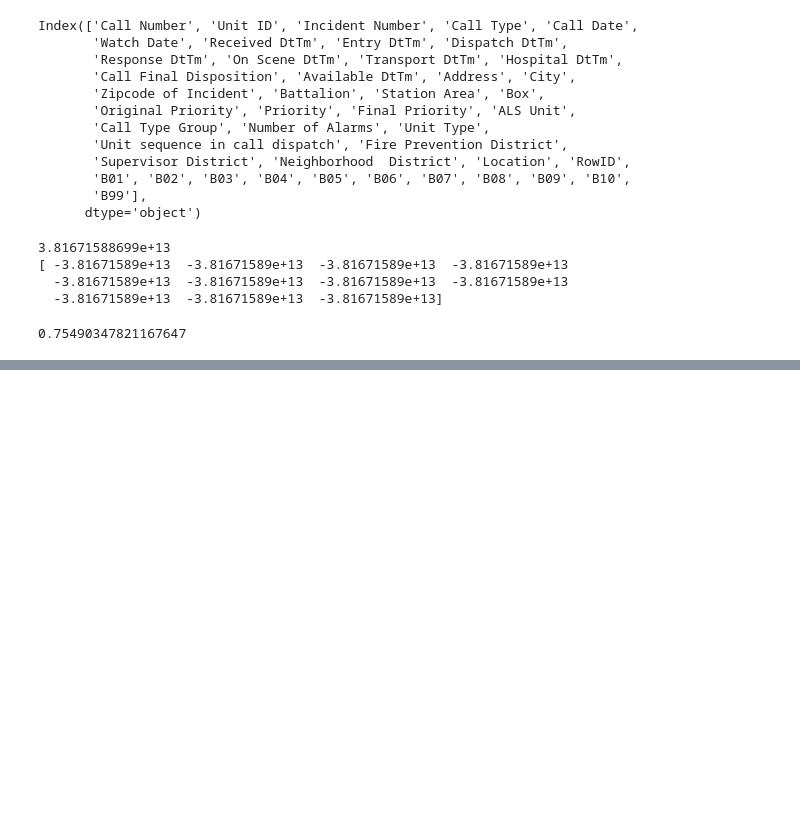
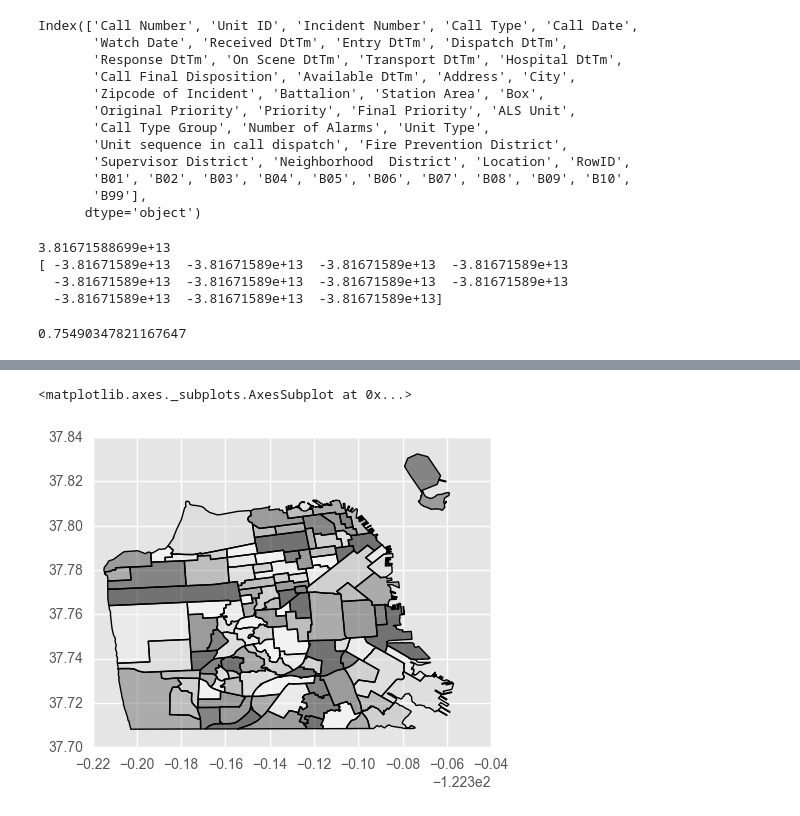
Before and after one commit to nikitaAD/Fire-Incidents-Analysis-Modeling, a Jupyter notebook: Analysis-and-Modeling-of-SFFD-calls.ipynb, the cells around one changed output, grey strips where cells are left out. Drawn from its saved outputs; the diff is of its cells as text; code cells hidden in the pictures; blank space fills up the shorter version.

Commit message:
Graphs

```diff
--- a/Analysis-and-Modeling-of-SFFD-calls.ipynb
+++ b/Analysis-and-Modeling-of-SFFD-calls.ipynb
@@ -291,0 +342,4 @@ model.score(X, y)
+# %%
+neighborhoods = gp.GeoDataFrame.from_file(
+    '/Users/nikita/Documents/DS-SF-30/final-project/datasets/sf_neighborhoods/SFFind_Neighborhoods.shp')
+neighborhoods.head()
@@ -291,0 +353,5 @@ model.score(X, y)
+# %%
+neighborhoods.plot()
+# %% [output]
+<matplotlib.axes._subplots.AxesSubplot at 0x...>
+[figure, added]
```
Also changed, not shown: parts of 12 cells of this notebook.
